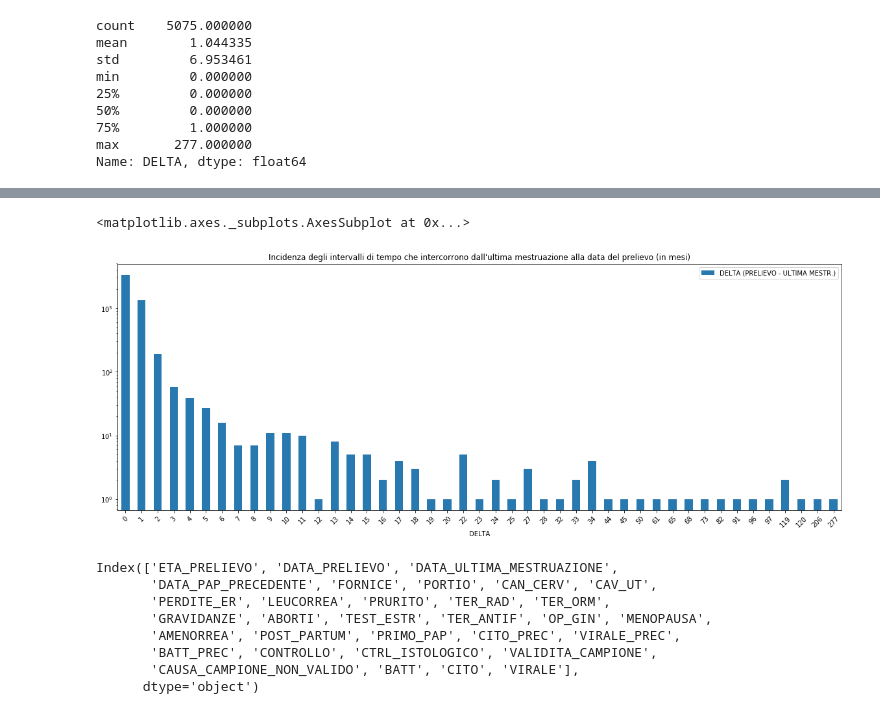
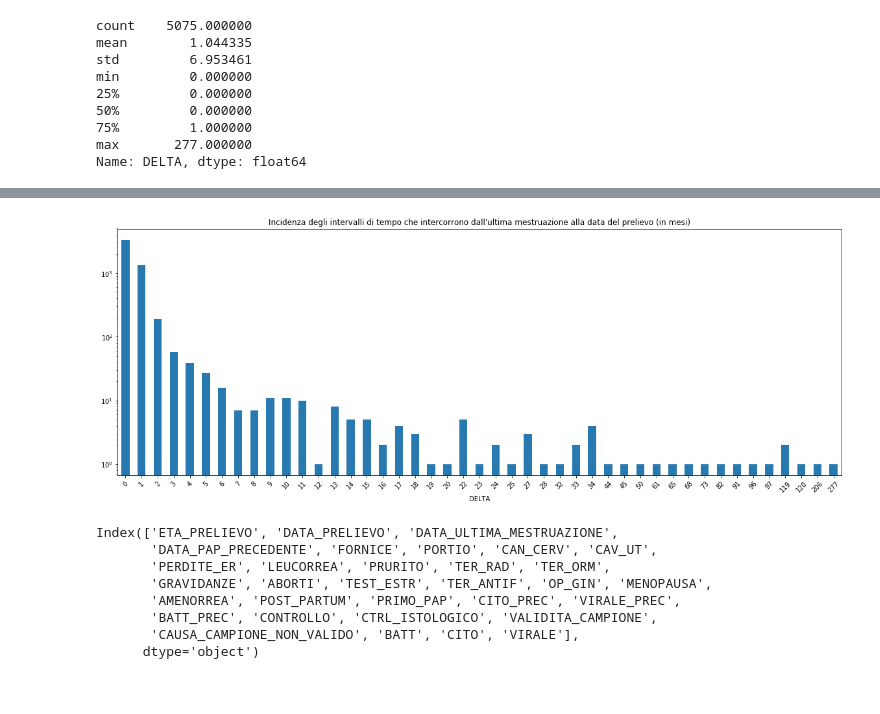
Before and after one commit to Nimerya/Cytological-Reports-Analysis, a Jupyter notebook: exploratory_analysis.ipynb, the cells around one changed output, grey strips where cells are left out. Drawn from its saved outputs; the diff is of its cells as text; code cells hidden in the pictures.

```diff
--- a/exploratory_analysis.ipynb
+++ b/exploratory_analysis.ipynb
@@ -673,11 +703,11 @@ Name: DELTA (PRELIEVO - ULTIMA MESTR.), dtype: int64
 # %%
 title_delta_prel_mestr = 'Incidenza degli intervalli di tempo che intercorrono dall\'ultima mestruazione alla data del prelievo (in mesi)'
 DELTA_PREL_MESTR.plot(kind='bar', figsize=(20,7),\
                       title = title_delta_prel_mestr,\
-                      legend = True, rot=45, color='#2879b0', logy = True)
+                      legend = False, rot=45, color='#2879b0', logy = True)
+plt.savefig("plots/delta_data_prelievo_ultima_mestruazione_barplot")
 # %% [output]
-<matplotlib.axes._subplots.AxesSubplot at 0x...>
-[figure, old version]
+[figure, new version]
 # %%
 df.columns
 # %% [output]
```
Also changed, not shown: parts of 51 cells of this notebook, 38 other files.
